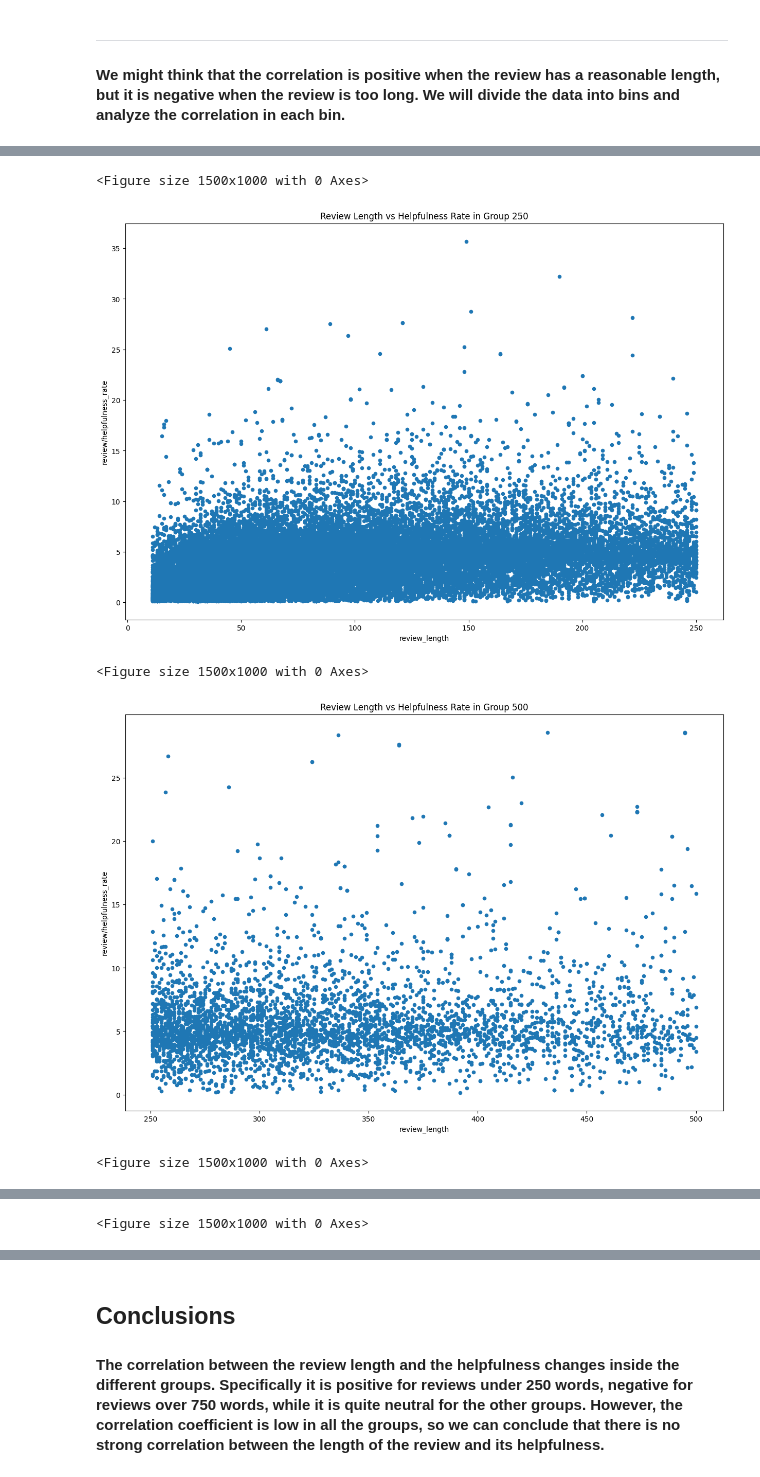
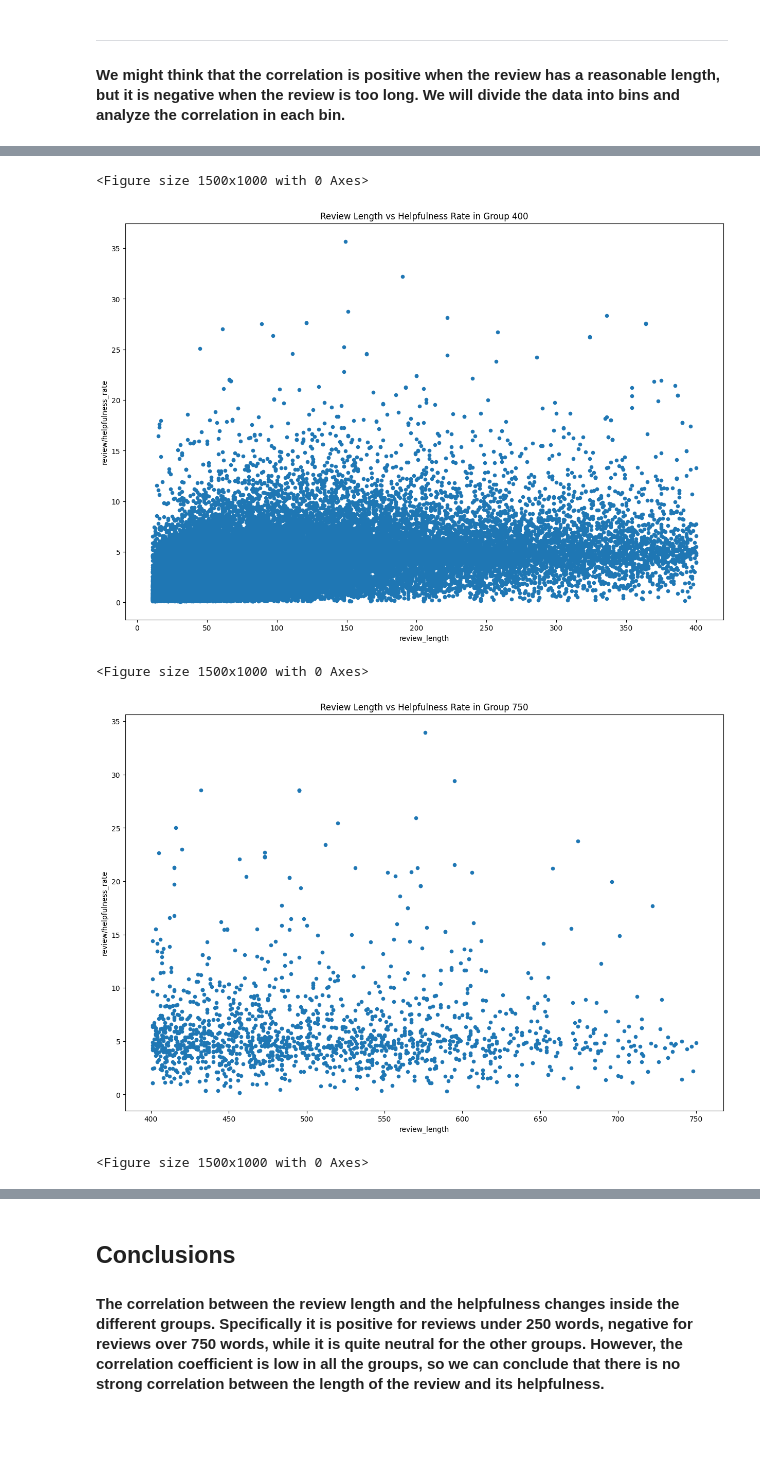
Before and after one commit to AndreaAlberti07/Amazon-books-reviews-ML, a Jupyter notebook: notebooks/hypotesis_testing/hypothesis_1.ipynb, the cells around one changed output, grey strips where cells are left out. Cells and saved outputs as stored; diff of their text form; code cells hidden in the pictures; blank space fills up the shorter version.

```diff
--- a/notebooks/hypotesis_testing/hypothesis_1.ipynb
+++ b/notebooks/hypotesis_testing/hypothesis_1.ipynb
@@ -142,7 +142,7 @@ KendalltauResult(correlation=0.22518203797643385, pvalue=0.0)
 #### We might think that the correlation is positive when the review has a reasonable length, but it is negative when the review is too long. We will divide the data into bins and analyze the correlation in each bin.
 # %%
 # Create 5 bins of review length
-groups = [0, 250, 500, 750, 3000]
+groups = [0, 400, 750, 3000]
 books_rating['length_bin'] = pd.cut(books_rating['review_length'], bins=groups, labels = [group for group in groups[1:]])
 #books_rating.drop(books_rating.index[books_rating['length_bin'].isna().values], inplace=True)
 
@@ -181,5 +177,5 @@ P-value: 0.00649631889210844
 <Figure size 1500x1000 with 0 Axes>
-[figure, old version]
+[figure, new version]
 <Figure size 1500x1000 with 0 Axes>
-[figure, old version]
+[figure, new version]
 <Figure size 1500x1000 with 0 Axes>
@@ -187 +182,0 @@ P-value: 0.00649631889210844
-<Figure size 1500x1000 with 0 Axes>
```
Also changed, not shown: parts of 2 cells of this notebook, 5 other files.
